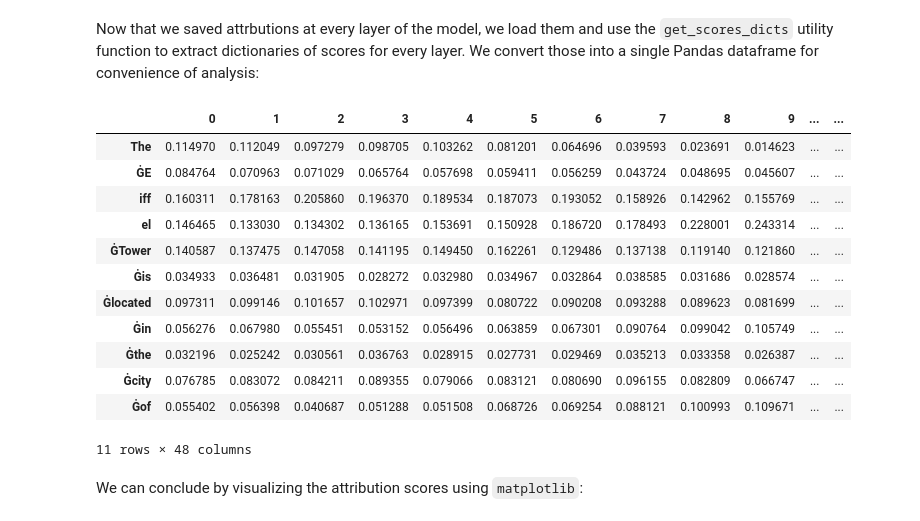
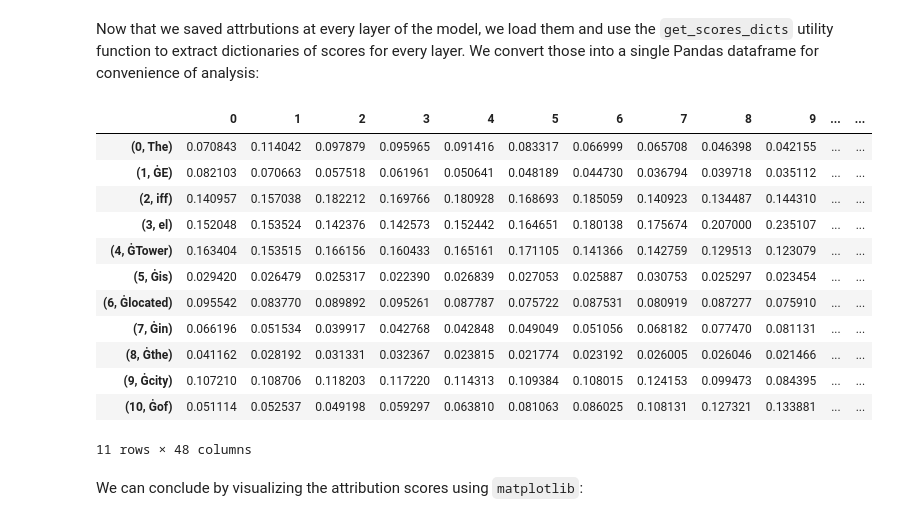
Before and after one commit to inseq-team/inseq, a Jupyter notebook: examples/inseq_tutorial.ipynb, the cells around one changed output. Saved outputs shown, nothing was run; the diff lists cells and outputs as text; code cells hidden in the pictures.

```diff
--- a/examples/inseq_tutorial.ipynb
+++ b/examples/inseq_tutorial.ipynb
@@ -692,6 +698,7 @@ out = model.attribute(
     step_scores=["contrast_prob_diff"],
     contrast_targets=pe_target,
     contrast_targets_alignments="auto",
+    contrast_force_inputs=True,
 )
 
 # Reasonable alignments produced automatically
@@ -763,33 +768,33 @@ We convert those into a single Pandas dataframe for convenience of analysis:
 # %%
 import pandas as pd
 
 from inseq import FeatureAttributionOutput
 
 scores = {}
 
 for layer_idx in range(48):
     curr_out = FeatureAttributionOutput.load(f"../data/cat_outputs/layer_{layer_idx}.json")
     out_dict = curr_out.get_scores_dicts(do_aggregation=False)[0]
-    scores[layer_idx] = list(out_dict["target_attributions"]["ĠParis"].values())[:-1]
+    scores[layer_idx] = list(out_dict["target_attributions"][(11, "ĠRome → ĠParis")].values())[:-1]
 
-prefix_tokens = list(out_dict["target_attributions"]["ĠParis"].keys())
+prefix_tokens = list(out_dict["target_attributions"][(11, "ĠRome → ĠParis")].keys())
 attributions_df = pd.DataFrame(scores, index=prefix_tokens[:-1])
 
 # Attributed prefix tokens x layers
 attributions_df
 # %% [output]
 |  | 0 | 1 | 2 | 3 | 4 | 5 | 6 | 7 | 8 | 9 | ... | ... |
-| The | 0.114970 | 0.112049 | 0.097279 | 0.098705 | 0.103262 | 0.081201 | 0.064696 | 0.039593 | 0.023691 | 0.014623 | ... | ... |
-| ĠE | 0.084764 | 0.070963 | 0.071029 | 0.065764 | 0.057698 | 0.059411 | 0.056259 | 0.043724 | 0.048695 | 0.045607 | ... | ... |
-| iff | 0.160311 | 0.178163 | 0.205860 | 0.196370 | 0.189534 | 0.187073 | 0.193052 | 0.158926 | 0.142962 | 0.155769 | ... | ... |
-| el | 0.146465 | 0.133030 | 0.134302 | 0.136165 | 0.153691 | 0.150928 | 0.186720 | 0.178493 | 0.228001 | 0.243314 | ... | ... |
-| ĠTower | 0.140587 | 0.137475 | 0.147058 | 0.141195 | 0.149450 | 0.162261 | 0.129486 | 0.137138 | 0.119140 | 0.121860 | ... | ... |
-| Ġis | 0.034933 | 0.036481 | 0.031905 | 0.028272 | 0.032980 | 0.034967 | 0.032864 | 0.038585 | 0.031686 | 0.028574 | ... | ... |
-| Ġlocated | 0.097311 | 0.099146 | 0.101657 | 0.102971 | 0.097399 | 0.080722 | 0.090208 | 0.093288 | 0.089623 | 0.081699 | ... | ... |
-| Ġin | 0.056276 | 0.067980 | 0.055451 | 0.053152 | 0.056496 | 0.063859 | 0.067301 | 0.090764 | 0.099042 | 0.105749 | ... | ... |
-| Ġthe | 0.032196 | 0.025242 | 0.030561 | 0.036763 | 0.028915 | 0.027731 | 0.029469 | 0.035213 | 0.033358 | 0.026387 | ... | ... |
-| Ġcity | 0.076785 | 0.083072 | 0.084211 | 0.089355 | 0.079066 | 0.083121 | 0.080690 | 0.096155 | 0.082809 | 0.066747 | ... | ... |
-| Ġof | 0.055402 | 0.056398 | 0.040687 | 0.051288 | 0.051508 | 0.068726 | 0.069254 | 0.088121 | 0.100993 | 0.109671 | ... | ... |
+| (0, The) | 0.070843 | 0.114042 | 0.097879 | 0.095965 | 0.091416 | 0.083317 | 0.066999 | 0.065708 | 0.046398 | 0.042155 | ... | ... |
+| (1, ĠE) | 0.082103 | 0.070663 | 0.057518 | 0.061961 | 0.050641 | 0.048189 | 0.044730 | 0.036794 | 0.039718 | 0.035112 | ... | ... |
+| (2, iff) | 0.140957 | 0.157038 | 0.182212 | 0.169766 | 0.180928 | 0.168693 | 0.185059 | 0.140923 | 0.134487 | 0.144310 | ... | ... |
+| (3, el) | 0.152048 | 0.153524 | 0.142376 | 0.142573 | 0.152442 | 0.164651 | 0.180138 | 0.175674 | 0.207000 | 0.235107 | ... | ... |
+| (4, ĠTower) | 0.163404 | 0.153515 | 0.166156 | 0.160433 | 0.165161 | 0.171105 | 0.141366 | 0.142759 | 0.129513 | 0.123079 | ... | ... |
+| (5, Ġis) | 0.029420 | 0.026479 | 0.025317 | 0.022390 | 0.026839 | 0.027053 | 0.025887 | 0.030753 | 0.025297 | 0.023454 | ... | ... |
+| (6, Ġlocated) | 0.095542 | 0.083770 | 0.089892 | 0.095261 | 0.087787 | 0.075722 | 0.087531 | 0.080919 | 0.087277 | 0.075910 | ... | ... |
+| (7, Ġin) | 0.066196 | 0.051534 | 0.039917 | 0.042768 | 0.042848 | 0.049049 | 0.051056 | 0.068182 | 0.077470 | 0.081131 | ... | ... |
+| (8, Ġthe) | 0.041162 | 0.028192 | 0.031331 | 0.032367 | 0.023815 | 0.021774 | 0.023192 | 0.026005 | 0.026046 | 0.021466 | ... | ... |
+| (9, Ġcity) | 0.107210 | 0.108706 | 0.118203 | 0.117220 | 0.114313 | 0.109384 | 0.108015 | 0.124153 | 0.099473 | 0.084395 | ... | ... |
+| (10, Ġof) | 0.051114 | 0.052537 | 0.049198 | 0.059297 | 0.063810 | 0.081063 | 0.086025 | 0.108131 | 0.127321 | 0.133881 | ... | ... |
 11 rows × 48 columns
 # %% [markdown]
 We can conclude by visualizing the attribution scores using `matplotlib`:
```
Also changed, not shown: parts of 6 cells of this notebook, 5 other files.
